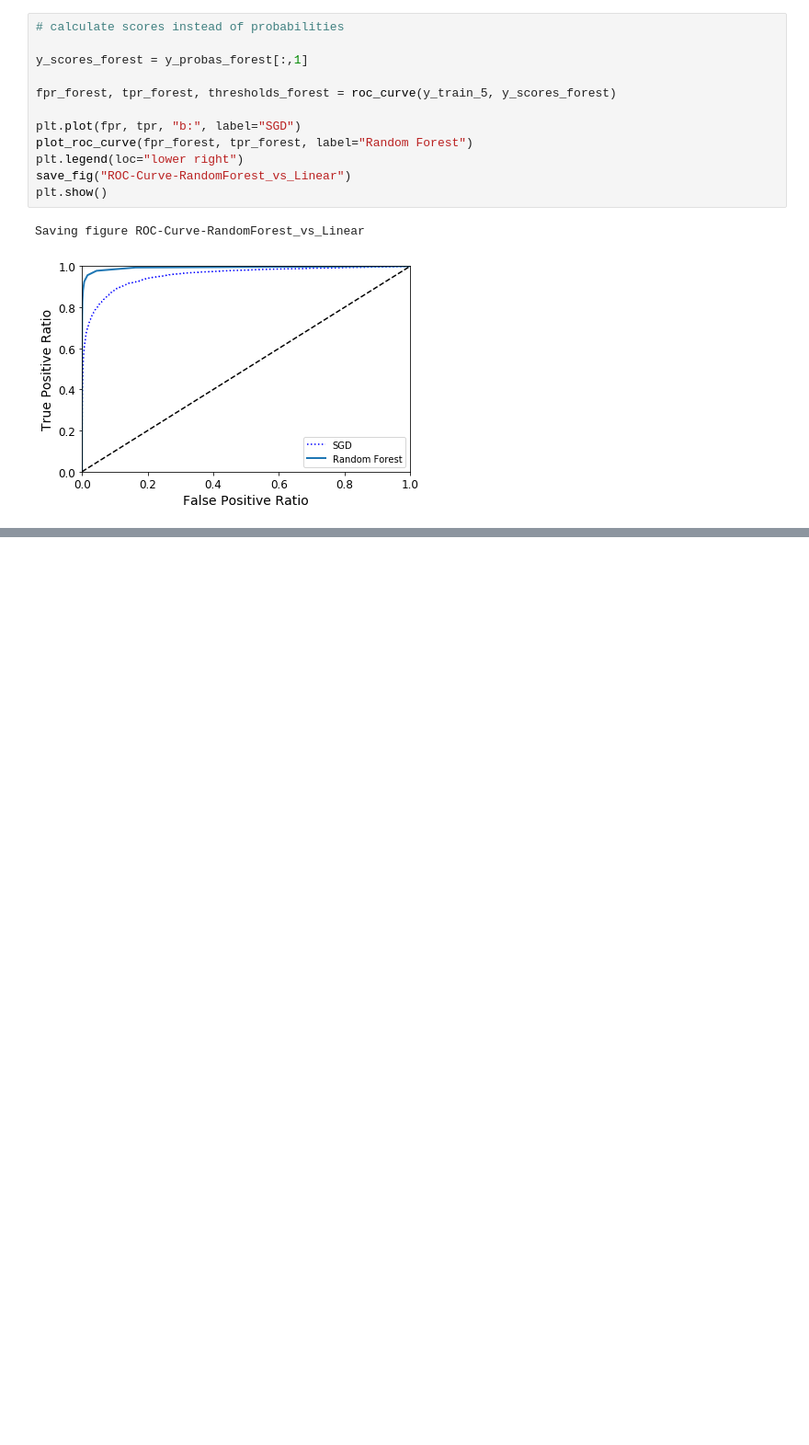
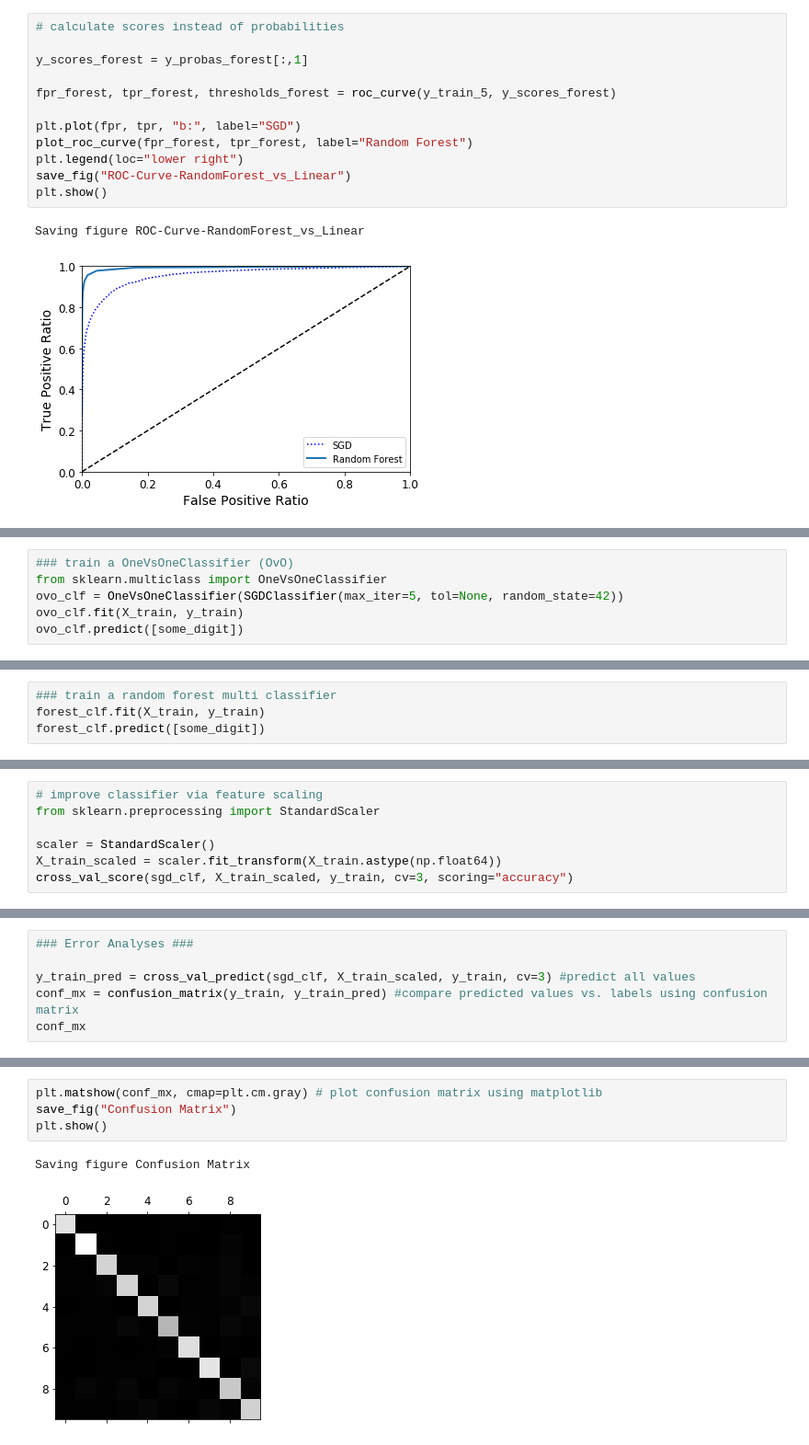
Before and after one commit to bholbein/machine-learning, a Jupyter notebook: Chapter 3 - Classification.ipynb, the cells around one changed output, grey strips where cells are left out. Shown at 92% size. Cells and saved outputs as stored; diff of their text form; blank space fills up the shorter version.

Commit message:
Chapter 2 - Error Analyses

```diff
--- a/Chapter 3 - Classification.ipynb
+++ b/Chapter 3 - Classification.ipynb
@@ -277,0 +302,6 @@ Recall Score Random Forest:  82.8 %
+# %%
+### train a OneVsOneClassifier (OvO)
+from sklearn.multiclass import OneVsOneClassifier
+ovo_clf = OneVsOneClassifier(SGDClassifier(max_iter=5, tol=None, random_state=42))
+ovo_clf.fit(X_train, y_train)
+ovo_clf.predict([some_digit])
@@ -277,0 +315,4 @@ Recall Score Random Forest:  82.8 %
+# %%
+### train a random forest multi classifier
+forest_clf.fit(X_train, y_train)
+forest_clf.predict([some_digit])
@@ -277,0 +331,7 @@ Recall Score Random Forest:  82.8 %
+# %%
+# improve classifier via feature scaling
+from sklearn.preprocessing import StandardScaler
+
+scaler = StandardScaler()
+X_train_scaled = scaler.fit_transform(X_train.astype(np.float64))
+cross_val_score(sgd_clf, X_train_scaled, y_train, cv=3, scoring="accuracy")
@@ -277,0 +340,6 @@ Recall Score Random Forest:  82.8 %
+# %%
+### Error Analyses ###
+
+y_train_pred = cross_val_predict(sgd_clf, X_train_scaled, y_train, cv=3) #predict all values
+conf_mx = confusion_matrix(y_train, y_train_pred) #compare predicted values vs. labels using confusion matrix
+conf_mx
@@ -277,0 +357,7 @@ Recall Score Random Forest:  82.8 %
+# %%
+plt.matshow(conf_mx, cmap=plt.cm.gray) # plot confusion matrix using matplotlib
+save_fig("Confusion Matrix")
+plt.show()
+# %% [output]
+Saving figure Confusion Matrix
+[figure, added]
```
Also changed, not shown: parts of 24 cells of this notebook, 7 other files.
